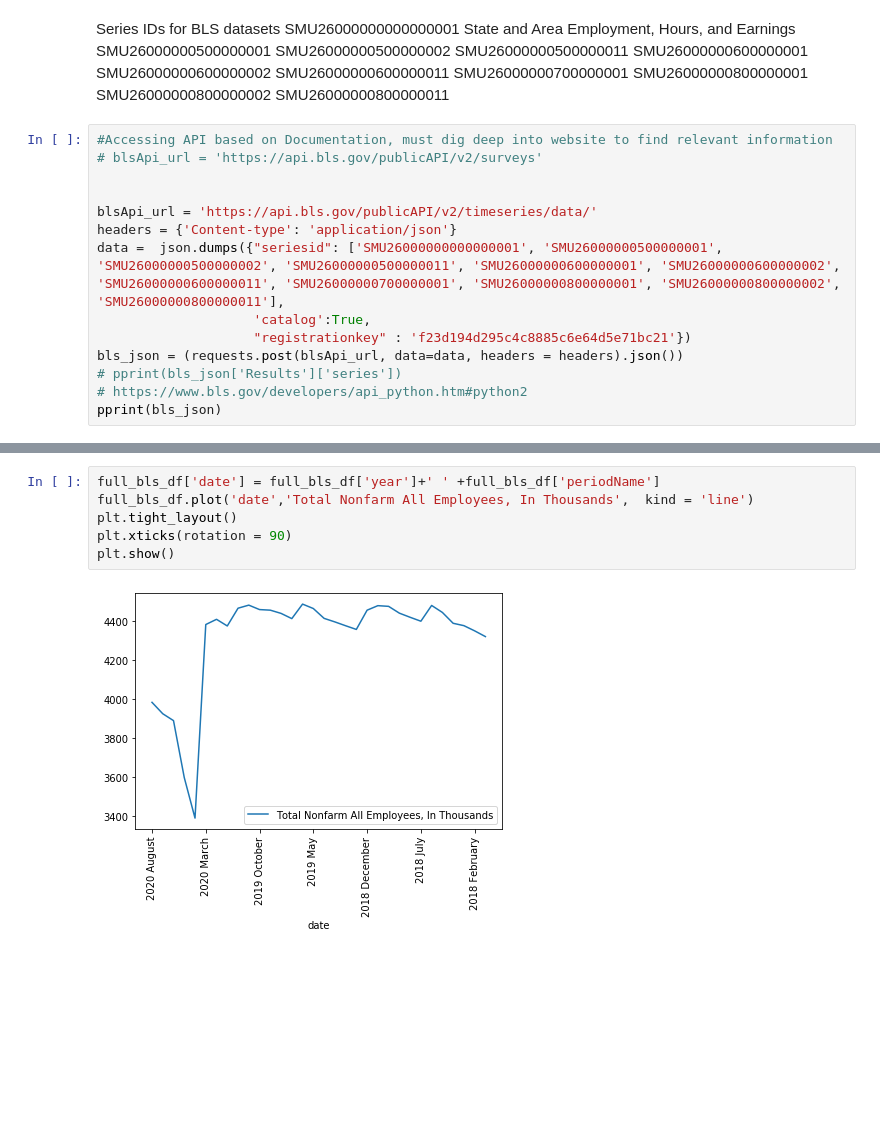
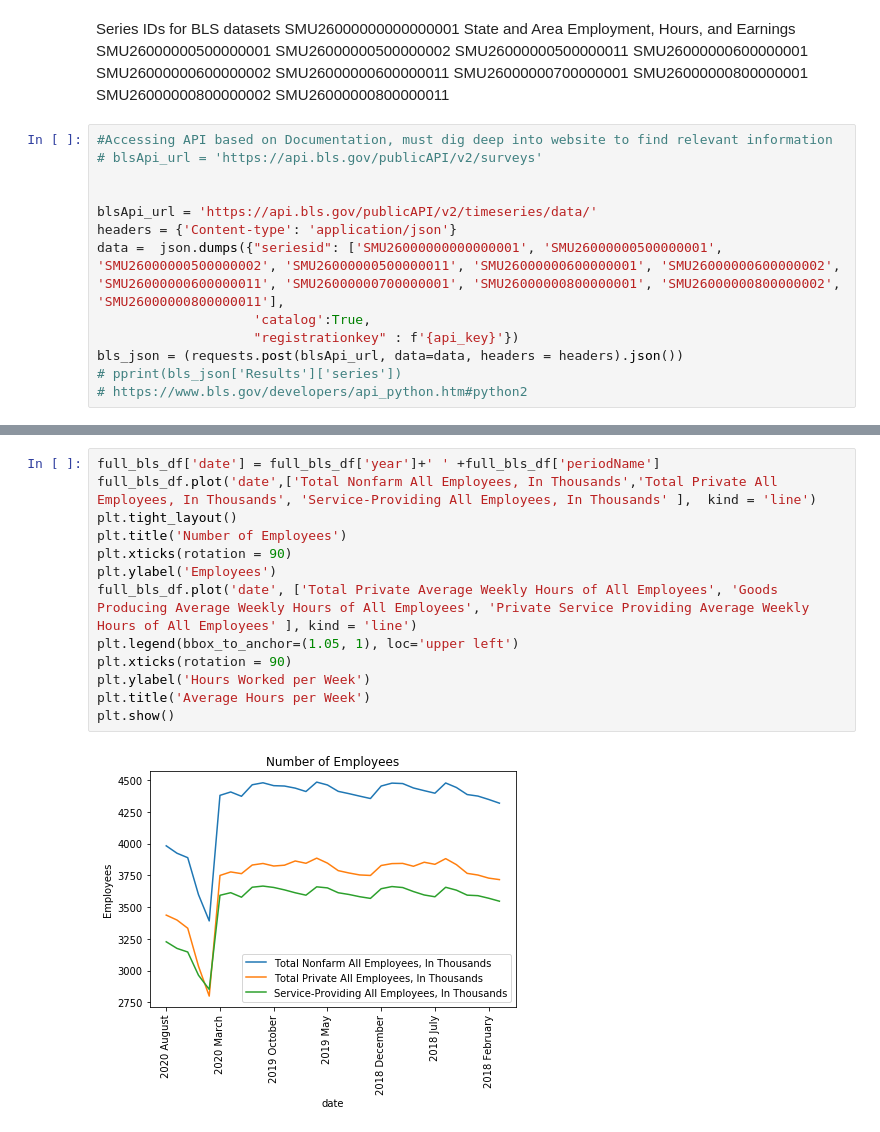
Before and after one commit to KevinKillman/Michigans_Economy_and_Covid, a Jupyter notebook: Kevin/project_1_code.ipynb, the cells around one changed output, grey strips where cells are left out. Saved outputs shown, nothing was run; the diff lists cells and outputs as text; blank space fills up the shorter version.

```diff
--- a/Kevin/project_1_code.ipynb
+++ b/Kevin/project_1_code.ipynb
@@ -201,11 +240,10 @@ blsApi_url = 'https://api.bls.gov/publicAPI/v2/timeseries/data/'
 headers = {'Content-type': 'application/json'}
 data =  json.dumps({"seriesid": ['SMU26000000000000001', 'SMU26000000500000001', 'SMU26000000500000002', 'SMU26000000500000011', 'SMU26000000600000001', 'SMU26000000600000002', 'SMU26000000600000011', 'SMU26000000700000001', 'SMU26000000800000001', 'SMU26000000800000002', 'SMU26000000800000011'],
                     'catalog':True,
-                    "registrationkey" : 'f23d194d295c4c8885c6e64d5e71bc21'})
+                    "registrationkey" : f'{api_key}'})
 bls_json = (requests.post(blsApi_url, data=data, headers = headers).json())
 # pprint(bls_json['Results']['series'])
 # https://www.bls.gov/developers/api_python.htm#python2
-pprint(bls_json)
 # %% [output]
 {'Results': {'series': [{'catalog': {'area': 'Michigan',
                                      'commerce_industry': 'Total Nonfarm',
@@ -238,8 +284,15 @@ full_bls_df.iloc[:, np.arange(3,len(full_bls_df.columns))]=full_bls_df.iloc[:, n
-# %%
-full_bls_df['date'] = full_bls_df['year']+' ' +full_bls_df['periodName']
-full_bls_df.plot('date','Total Nonfarm All Employees, In Thousands',  kind = 'line')
-plt.tight_layout()
-plt.xticks(rotation = 90)
-plt.show()
-# %% [output]
-[figure, removed]
+# %%
+full_bls_df['date'] = full_bls_df['year']+' ' +full_bls_df['periodName']
+full_bls_df.plot('date',['Total Nonfarm All Employees, In Thousands','Total Private All Employees, In Thousands', 'Service-Providing All Employees, In Thousands' ],  kind = 'line')
+plt.tight_layout()
+plt.title('Number of Employees')
+plt.xticks(rotation = 90)
+plt.ylabel('Employees')
+full_bls_df.plot('date', ['Total Private Average Weekly Hours of All Employees', 'Goods Producing Average Weekly Hours of All Employees', 'Private Service Providing Average Weekly Hours of All Employees' ], kind = 'line')
+plt.legend(bbox_to_anchor=(1.05, 1), loc='upper left')
+plt.xticks(rotation = 90)
+plt.ylabel('Hours Worked per Week')
+plt.title('Average Hours per Week')
+plt.show()
+# %% [output]
+[figure, added]
```
Also changed, not shown: parts of 11 cells of this notebook, 1 other file.
